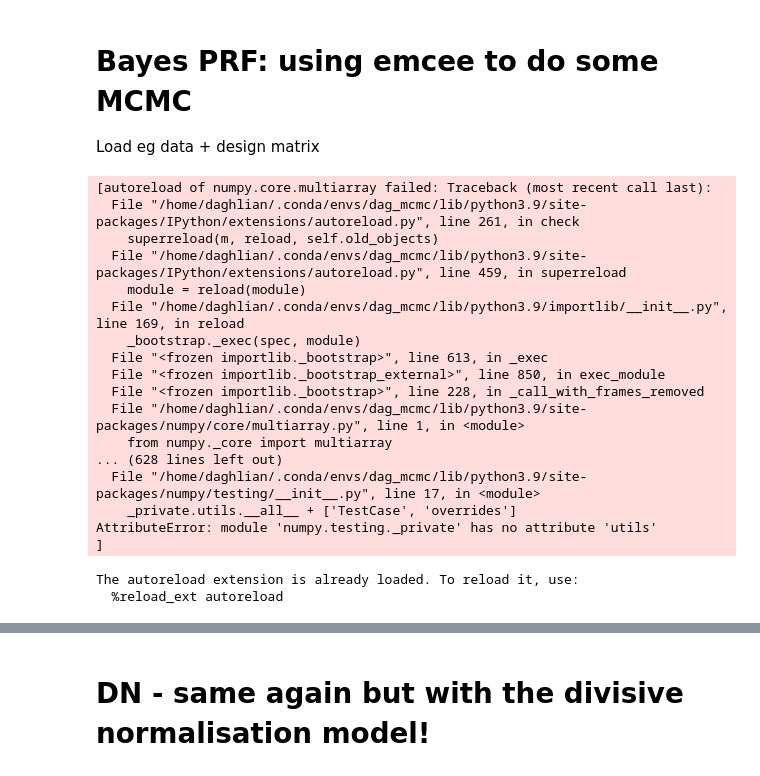
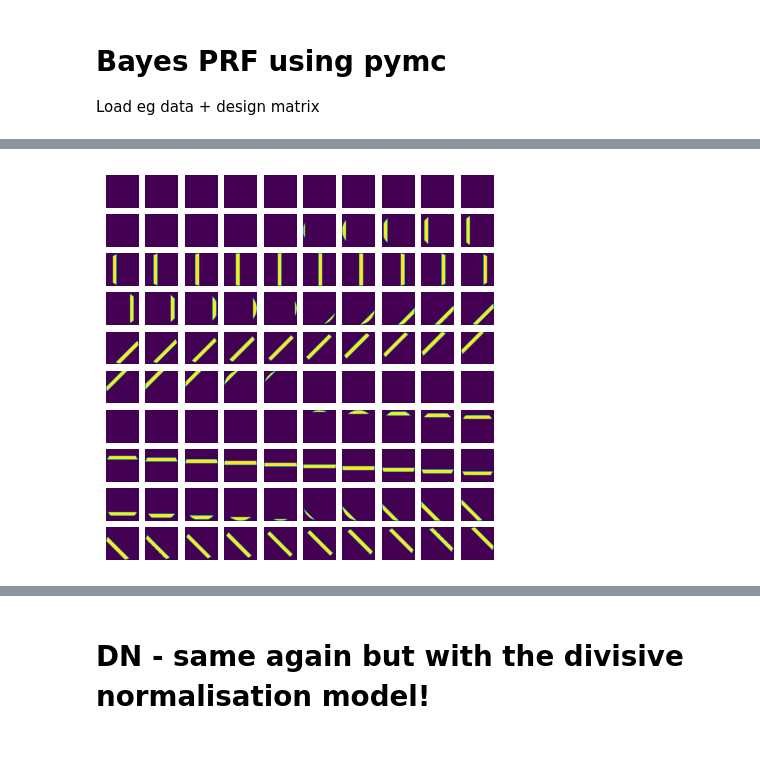
Before and after one commit to mdaghlian/prfpy_bayes, a Jupyter notebook: notebooks/example_pymc.ipynb, the cells around one changed output, grey strips where cells are left out. Cells and saved outputs as stored; diff of their text form; code cells hidden in the pictures; blank space fills up the shorter version.

```diff
--- a/notebooks/example_pymc.ipynb
+++ b/notebooks/example_pymc.ipynb
@@ -1,5 +1,5 @@
 # %% [markdown]
-# Bayes PRF: using emcee to do some MCMC
+# Bayes PRF using pymc
 Load eg data + design matrix
 # %%
 %load_ext autoreload
@@ -35,28 +35,9 @@ prf_stim = PRFStimulus2D(
     TR=1.5,                                  # TR
     )
 # Now we can make the model
-g_model = Iso2DGaussianModel(stimulus=prf_stim, hrf=[1, 4.6, 0])
-dn_model = Norm_Iso2DGaussianModel(stimulus=prf_stim, hrf=[1, 4.6, 0])
+g_model = Iso2DGaussianModel(stimulus=prf_stim, hrf=[1, 4.6, 0], normalize_RFs=True)
+#dn_model = Norm_Iso2DGaussianModel(stimulus=prf_stim, hrf=[1, 4.6, 0])
 
 # Data
 psc_runs = np.load('eg_data.npy')
 # %% [output]
-[autoreload of numpy.core.multiarray failed: Traceback (most recent call last):
-  File "/home/daghlian/.conda/envs/dag_mcmc/lib/python3.9/site-packages/IPython/extensions/autoreload.py", line 261, in check
-    superreload(m, reload, self.old_objects)
-  File "/home/daghlian/.conda/envs/dag_mcmc/lib/python3.9/site-packages/IPython/extensions/autoreload.py", line 459, in superreload
-    module = reload(module)
-  File "/home/daghlian/.conda/envs/dag_mcmc/lib/python3.9/importlib/__init__.py", line 169, in reload
-    _bootstrap._exec(spec, module)
-  File "<frozen importlib._bootstrap>", line 613, in _exec
-  File "<frozen importlib._bootstrap_external>", line 850, in exec_module
-  File "<frozen importlib._bootstrap>", line 228, in _call_with_frames_removed
-  File "/home/daghlian/.conda/envs/dag_mcmc/lib/python3.9/site-packages/numpy/core/multiarray.py", line 1, in <module>
-    from numpy._core import multiarray
-... (628 lines left out)
-  File "/home/daghlian/.conda/envs/dag_mcmc/lib/python3.9/site-packages/numpy/testing/__init__.py", line 17, in <module>
-    _private.utils.__all__ + ['TestCase', 'overrides']
-AttributeError: module 'numpy.testing._private' has no attribute 'utils'
-]
-The autoreload extension is already loaded. To reload it, use:
-  %reload_ext autoreload
@@ -63,0 +44 @@ ImportError: cannot import name 'tarfile' from 'backports' (/home/daghlian/.cond
+[figure, added]
```
Also changed, not shown: parts of 13 cells of this notebook.
